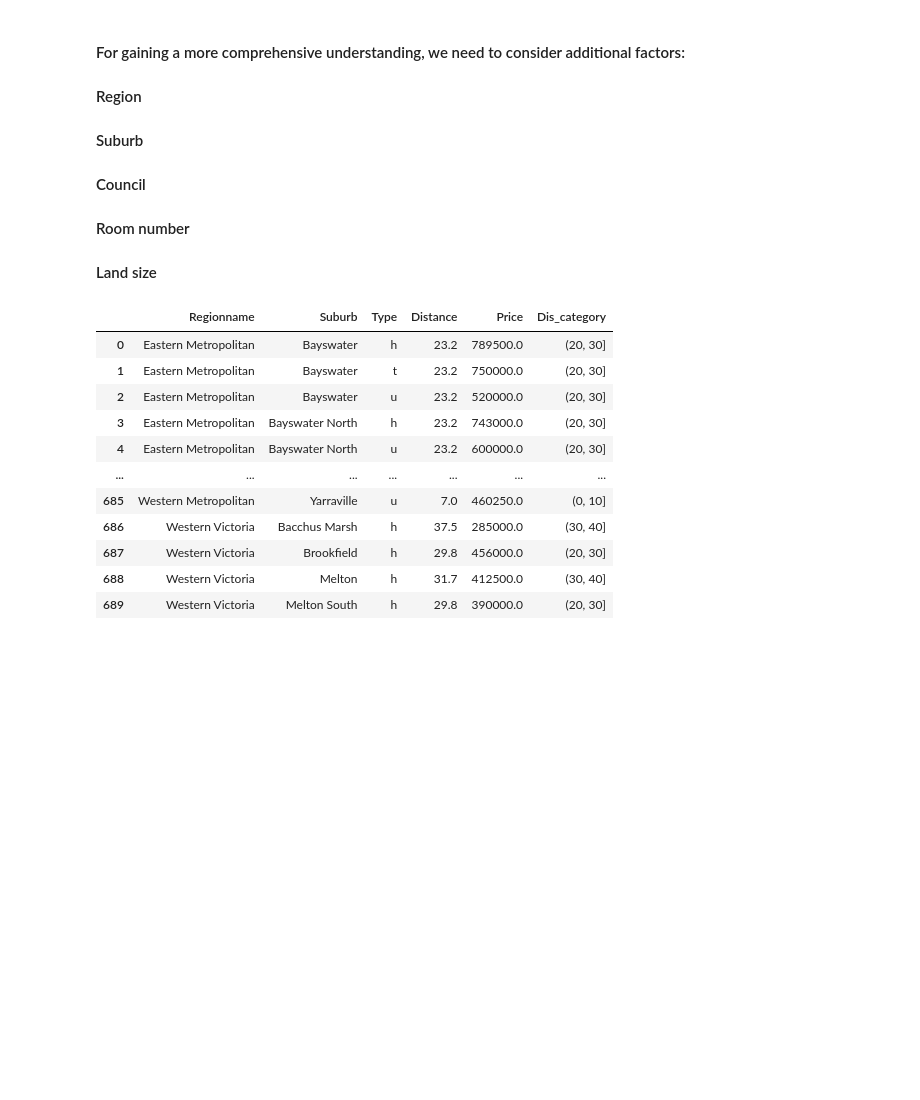
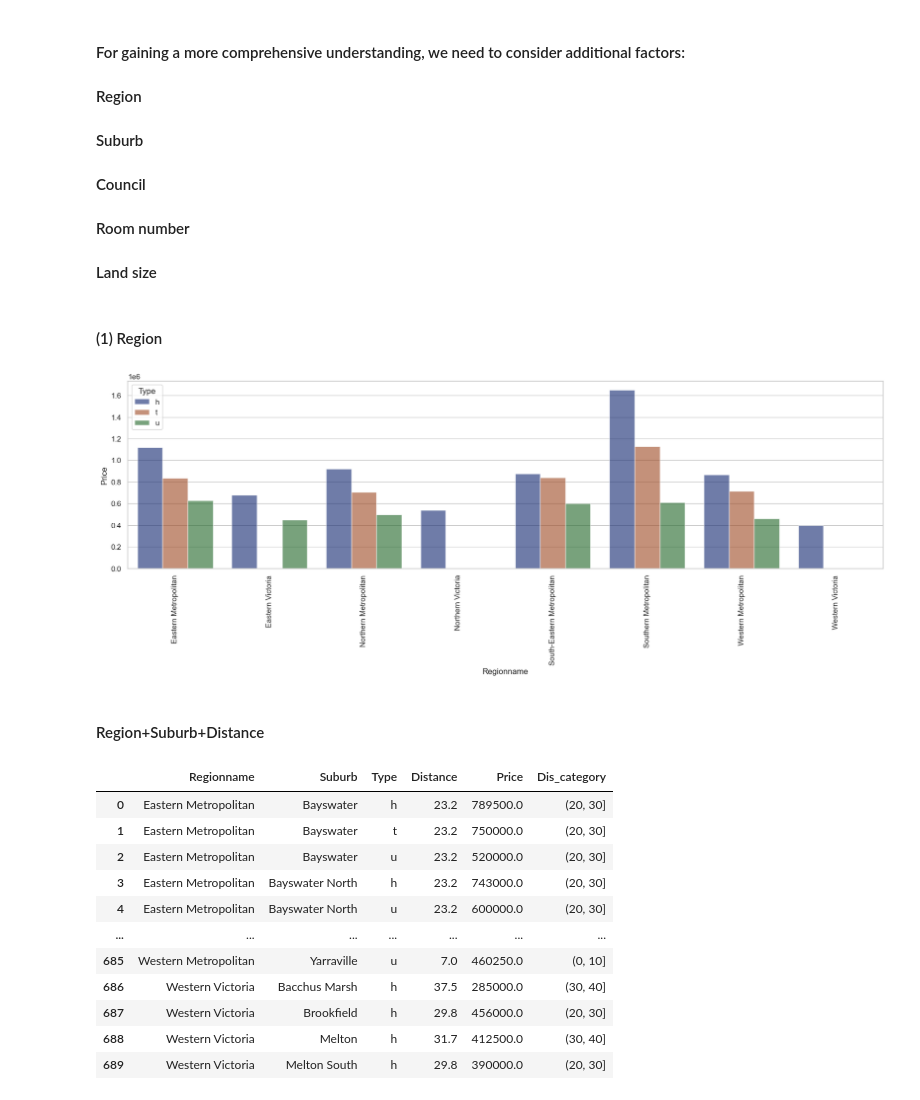
Before and after one commit to jingyun0312/Melbourne_house_1, a Jupyter notebook: mel_house.ipynb, the cells around one changed output. Saved outputs shown, nothing was run; the diff lists cells and outputs as text; code cells hidden in the pictures; blank space fills up the shorter version.

```diff
--- a/mel_house.ipynb
+++ b/mel_house.ipynb
@@ -395,3 +407,5 @@ plt.show()
 #### Council
 #### Room number
 #### Land size
+# %% [markdown]
+#### (1) Region
@@ -398,3 +415,22 @@ plt.show()
+# %%
+##region
+fig, ax = plt.subplots(figsize=(20,5))
+sns.set_theme(style="whitegrid")
+sns.barplot(x='Regionname',y='Price',
+            data=df_median_prices,
+            hue='Type',
+            errorbar="sd",
+            palette="dark",
+            alpha=.6,ax=ax)
+            # height=6, aspect=2)
+plt.xticks(rotation=90)
+# ax.legend.set_title("House Type")
+# ax.set_title('Relationship between Region and Price')
+plt.show()
+# %% [output]
+[figure, added]
+# %% [markdown]
+#### Region+Suburb+Distance
 # %%
 ##region+suburb
 df_region_sub_price = df_house.groupby(['Regionname', 'Suburb','Type']).agg({'Distance': np.median, 'Price': np.median}).reset_index()
```
Also changed, not shown: parts of 14 cells of this notebook.
